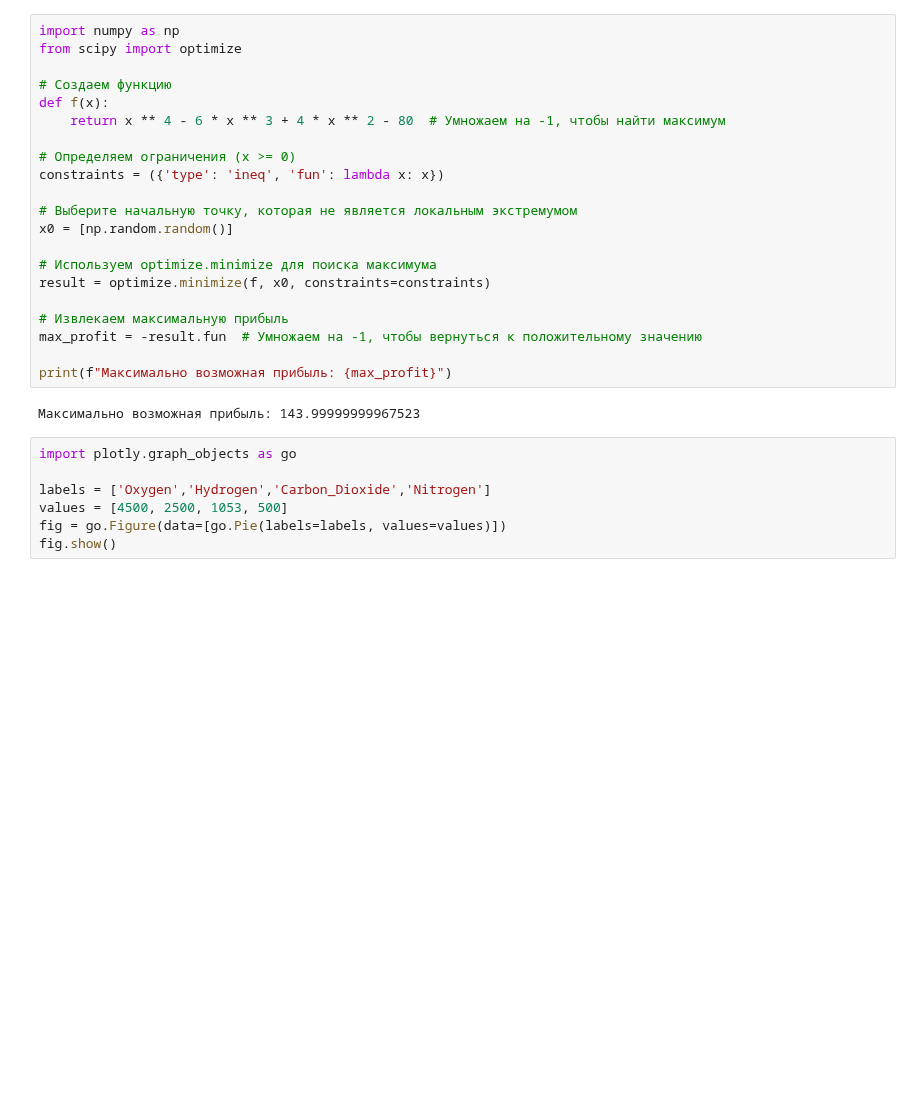
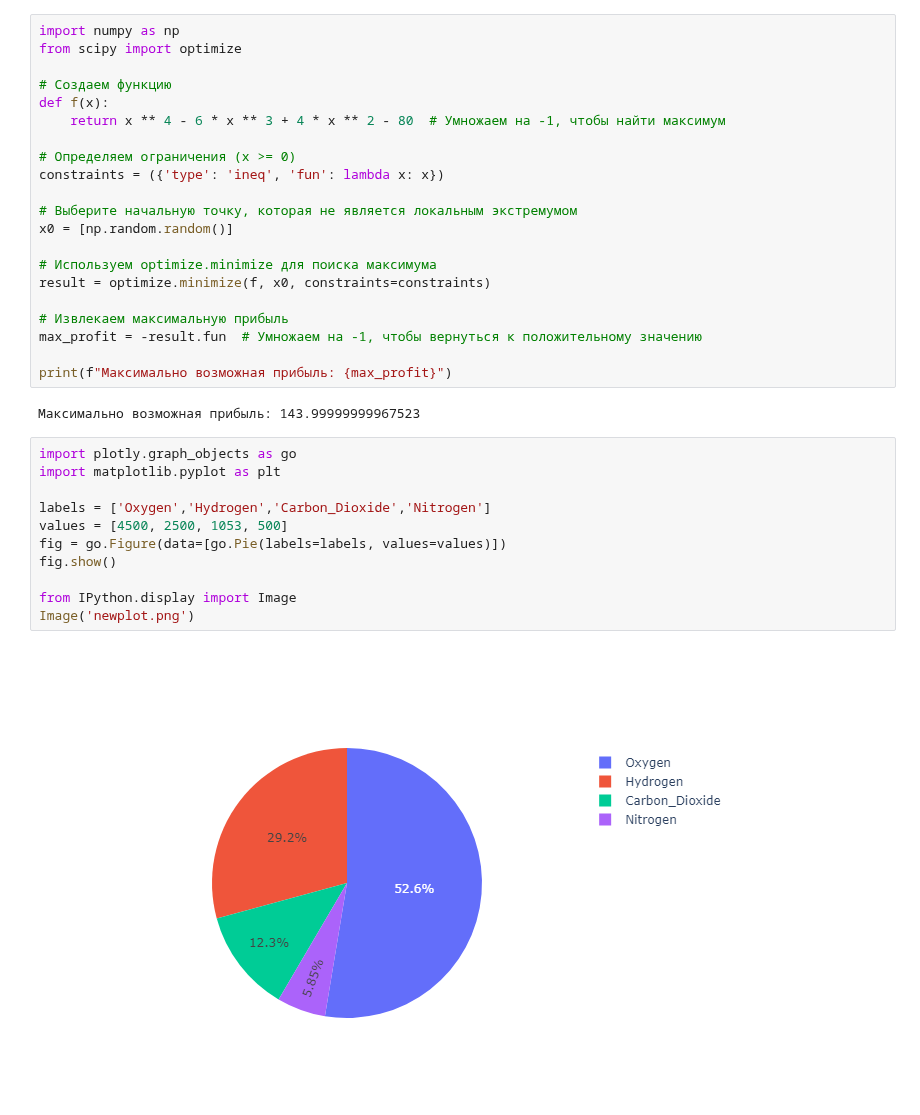
Before and after one commit to hoittoken/Python, a Jupyter notebook: Py/useful_things/1.ipynb, the cells around one changed output. Cells and saved outputs as stored; diff of their text form; blank space fills up the shorter version.

```diff
--- a/Py/useful_things/1.ipynb
+++ b/Py/useful_things/1.ipynb
@@ -550,8 +550,14 @@ print(f"Максимально возможная прибыль: {max_profit}")
 Максимально возможная прибыль: 143.99999999967523
 # %%
 import plotly.graph_objects as go
+import matplotlib.pyplot as plt
 
 labels = ['Oxygen','Hydrogen','Carbon_Dioxide','Nitrogen']
 values = [4500, 2500, 1053, 500]
 fig = go.Figure(data=[go.Pie(labels=labels, values=values)])
 fig.show()
+
+from IPython.display import Image
+Image('newplot.png')
+# %% [output]
+[figure, added]
```
Also changed, not shown: parts of 1 cell of this notebook.
